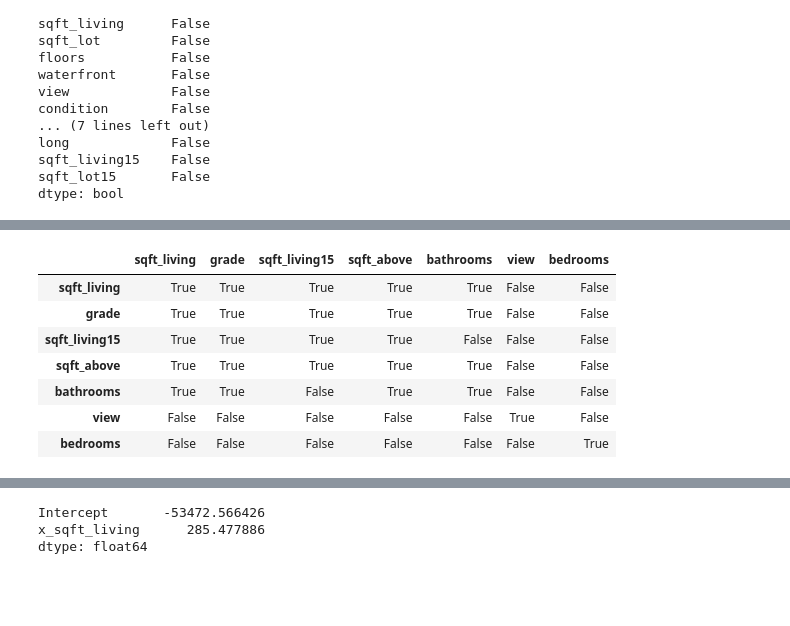
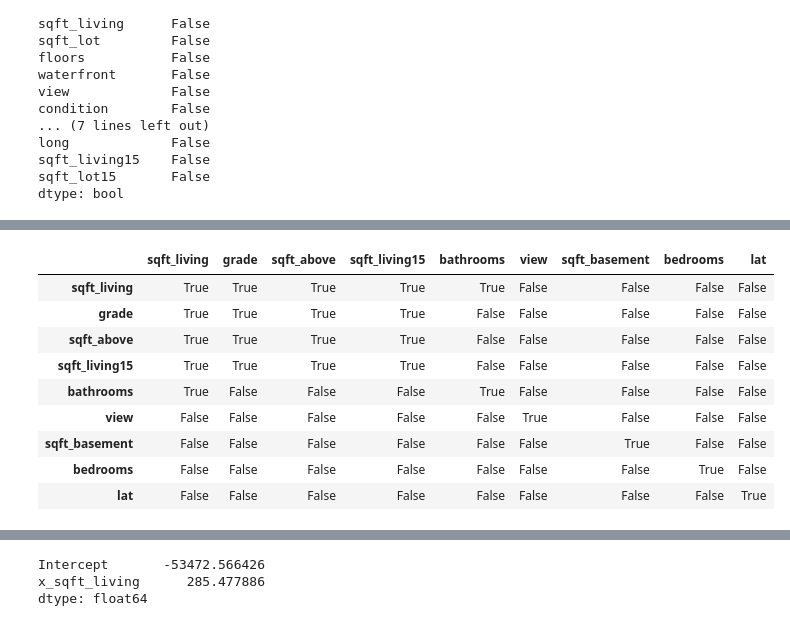
Before and after one commit to Ismaeltrevi/house-price-prediction, a Jupyter notebook: KingsCountyHousingPrices.ipynb, the cells around one changed output, grey strips where cells are left out. Cells and saved outputs as stored; diff of their text form; code cells hidden in the pictures; blank space fills up the shorter version.

```diff
--- a/KingsCountyHousingPrices.ipynb
+++ b/KingsCountyHousingPrices.ipynb
@@ -35,3 +50,3 @@ Requirement already satisfied: haversine in /opt/anaconda3/envs/learn-env/lib/py
 # %%
-test = pd.read_csv('kc_house_data_test_features.csv')
-train = pd.read_csv('kc_house_data_train.csv')
+test = pd.read_csv('./data/kc_house_data_test_features.csv')
+train = pd.read_csv('./data/kc_house_data_train.csv')
@@ -119,3 +151,6 @@ long             False
 sqft_living15    False
 sqft_lot15       False
 dtype: bool
+# %%
+# Delete 'Unnamed: 0' column
+train.drop(columns=['Unnamed: 0'],inplace=True)
@@ -176,12 +232,17 @@ sns.pairplot(train, x_vars=["sqft_living", "grade", "sqft_living15","sqft_above"
 # %%
-df_2 = train[["sqft_living", "grade", "sqft_living15","sqft_above","bathrooms", "view", "bedrooms"]]
-abs(df_2.corr()) >.6
+# Checking correlations greater than .7
+
+df_2 = train[["sqft_living", "grade", "sqft_above","sqft_living15","bathrooms","view",
+              "sqft_basement","bedrooms","lat"]]
+abs(df_2.corr()) >.7
 # %% [output]
-|  | sqft_living | grade | sqft_living15 | sqft_above | bathrooms | view | bedrooms |
-| sqft_living | True | True | True | True | True | False | False |
-| grade | True | True | True | True | True | False | False |
-| sqft_living15 | True | True | True | True | False | False | False |
-| sqft_above | True | True | True | True | True | False | False |
-| bathrooms | True | True | False | True | True | False | False |
-| view | False | False | False | False | False | True | False |
-| bedrooms | False | False | False | False | False | False | True |
+|  | sqft_living | grade | sqft_above | sqft_living15 | bathrooms | view | sqft_basement | bedrooms | lat |
+| sqft_living | True | True | True | True | True | False | False | False | False |
+| grade | True | True | True | True | False | False | False | False | False |
+| sqft_above | True | True | True | True | False | False | False | False | False |
+| sqft_living15 | True | True | True | True | False | False | False | False | False |
+| bathrooms | True | False | False | False | True | False | False | False | False |
+| view | False | False | False | False | False | True | False | False | False |
+| sqft_basement | False | False | False | False | False | False | True | False | False |
+| bedrooms | False | False | False | False | False | False | False | True | False |
+| lat | False | False | False | False | False | False | False | False | True |
```
Also changed, not shown: parts of 209 cells of this notebook, 12 other files.
